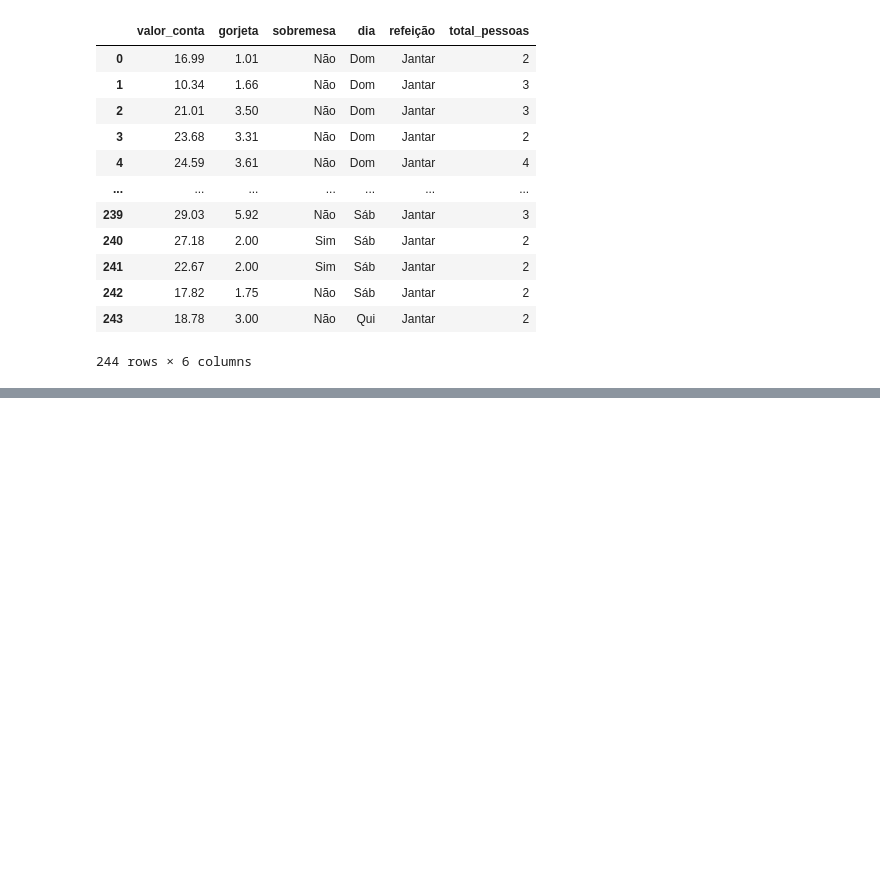
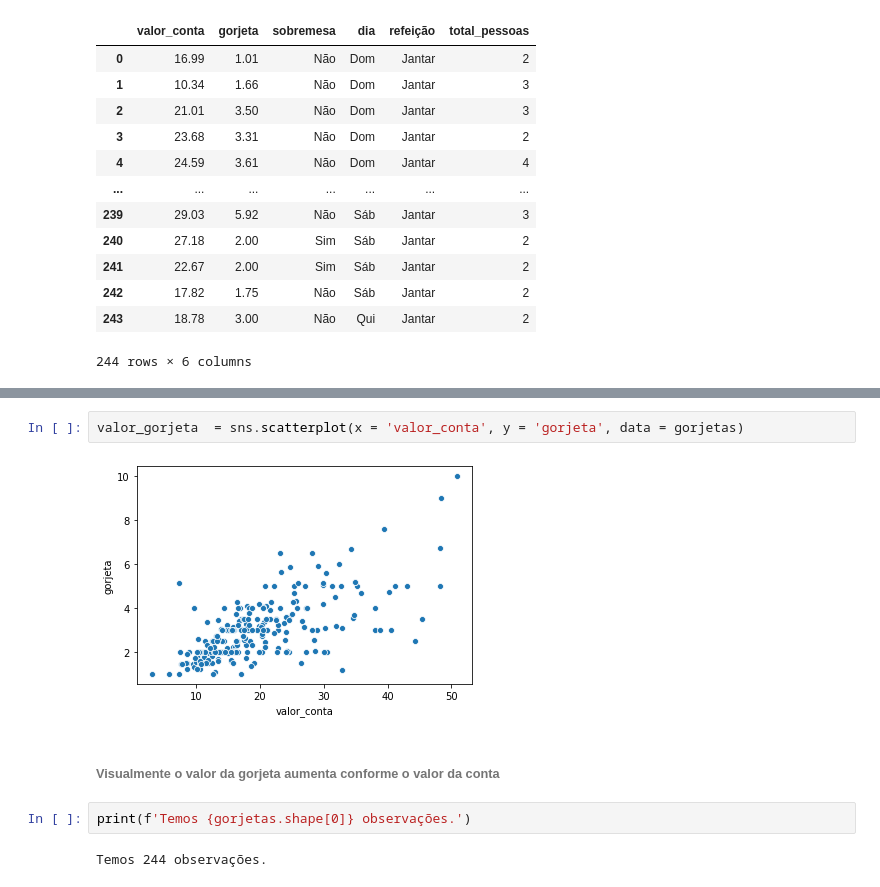
Before and after one commit to rafaelborto/PythonDS, a Jupyter notebook: PDS_06_Seaborn/EDA-Gorjetas.ipynb, the cells around one changed output, grey strips where cells are left out. Saved outputs shown, nothing was run; the diff lists cells and outputs as text; blank space fills up the shorter version.

```diff
--- a/PDS_06_Seaborn/EDA-Gorjetas.ipynb
+++ b/PDS_06_Seaborn/EDA-Gorjetas.ipynb
@@ -154,0 +204,10 @@ gorjetas.drop('de 0 a', axis=1) #removendo uma coluna
+# %%
+valor_gorjeta  = sns.scatterplot(x = 'valor_conta', y = 'gorjeta', data = gorjetas)
+# %% [output]
+[figure, added]
+# %% [markdown]
+###### Visualmente o valor da gorjeta aumenta conforme o valor da conta
+# %%
+print(f'Temos {gorjetas.shape[0]} observações.')
+# %% [output]
+Temos 244 observações.
```
Also changed, not shown: parts of 17 cells of this notebook.
